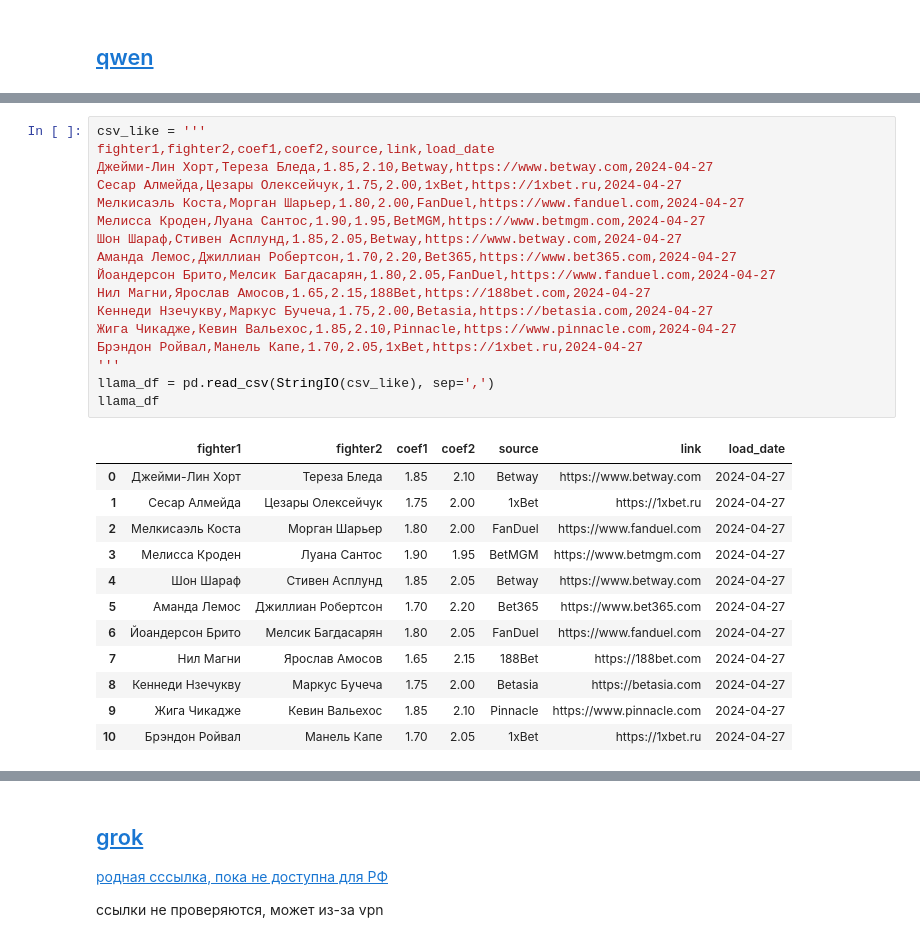
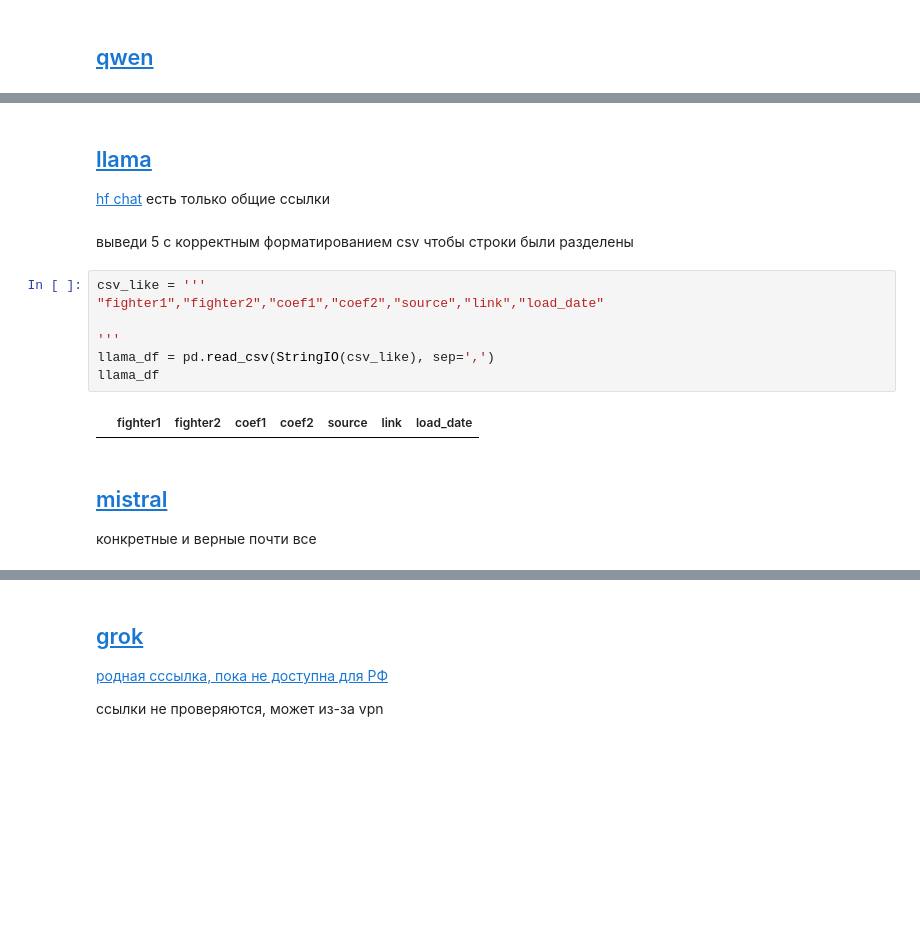
Before and after one commit to dtanalytic/ufc, a Jupyter notebook: notebooks/downloads.ipynb, the cells around one changed output, grey strips where cells are left out. Drawn from its saved outputs; the diff is of its cells as text; blank space fills up the shorter version.

```diff
--- a/notebooks/downloads.ipynb
+++ b/notebooks/downloads.ipynb
@@ -796,30 +852,19 @@ qwen_df
+# %% [markdown]
+## [llama](https://llama.online/chat)
+[hf chat](https://huggingface.co/chat/conversation/6988186425454ac74973d837)
+есть только общие ссылки
+# %% [markdown]
+выведи 5 с корректным форматированием csv чтобы строки были разделены
 # %%
 csv_like = '''
-fighter1,fighter2,coef1,coef2,source,link,load_date
-Джейми-Лин Хорт,Тереза Бледа,1.85,2.10,Betway,https://www.betway.com,2024-04-27
-Сесар Алмейда,Цезары Олексейчук,1.75,2.00,1xBet,https://1xbet.ru,2024-04-27
-Мелкисаэль Коста,Морган Шарьер,1.80,2.00,FanDuel,https://www.fanduel.com,2024-04-27
-Мелисса Кроден,Луана Сантос,1.90,1.95,BetMGM,https://www.betmgm.com,2024-04-27
-Шон Шараф,Стивен Асплунд,1.85,2.05,Betway,https://www.betway.com,2024-04-27
-Аманда Лемос,Джиллиан Робертсон,1.70,2.20,Bet365,https://www.bet365.com,2024-04-27
-Йоандерсон Брито,Мелсик Багдасарян,1.80,2.05,FanDuel,https://www.fanduel.com,2024-04-27
-Нил Магни,Ярослав Амосов,1.65,2.15,188Bet,https://188bet.com,2024-04-27
-Кеннеди Нзечукву,Маркус Бучеча,1.75,2.00,Betasia,https://betasia.com,2024-04-27
-Жига Чикадже,Кевин Вальехос,1.85,2.10,Pinnacle,https://www.pinnacle.com,2024-04-27
-Брэндон Ройвал,Манель Капе,1.70,2.05,1xBet,https://1xbet.ru,2024-04-27
+"fighter1","fighter2","coef1","coef2","source","link","load_date"
+
 '''
 llama_df = pd.read_csv(StringIO(csv_like), sep=',')
 llama_df
 # %% [output]
 |  | fighter1 | fighter2 | coef1 | coef2 | source | link | load_date |
-| 0 | Джейми-Лин Хорт | Тереза Бледа | 1.85 | 2.10 | Betway | https://www.betway.com | 2024-04-27 |
-| 1 | Сесар Алмейда | Цезары Олексейчук | 1.75 | 2.00 | 1xBet | https://1xbet.ru | 2024-04-27 |
-| 2 | Мелкисаэль Коста | Морган Шарьер | 1.80 | 2.00 | FanDuel | https://www.fanduel.com | 2024-04-27 |
-| 3 | Мелисса Кроден | Луана Сантос | 1.90 | 1.95 | BetMGM | https://www.betmgm.com | 2024-04-27 |
-| 4 | Шон Шараф | Стивен Асплунд | 1.85 | 2.05 | Betway | https://www.betway.com | 2024-04-27 |
-| 5 | Аманда Лемос | Джиллиан Робертсон | 1.70 | 2.20 | Bet365 | https://www.bet365.com | 2024-04-27 |
-| 6 | Йоандерсон Брито | Мелсик Багдасарян | 1.80 | 2.05 | FanDuel | https://www.fanduel.com | 2024-04-27 |
-| 7 | Нил Магни | Ярослав Амосов | 1.65 | 2.15 | 188Bet | https://188bet.com | 2024-04-27 |
-| 8 | Кеннеди Нзечукву | Маркус Бучеча | 1.75 | 2.00 | Betasia | https://betasia.com | 2024-04-27 |
-| 9 | Жига Чикадже | Кевин Вальехос | 1.85 | 2.10 | Pinnacle | https://www.pinnacle.com | 2024-04-27 |
-| 10 | Брэндон Ройвал | Манель Капе | 1.70 | 2.05 | 1xBet | https://1xbet.ru | 2024-04-27 |
+# %% [markdown]
+## [mistral](https://chat.mistral.ai/chat)
+
+конкретные и верные почти все
```
Also changed, not shown: parts of 72 cells of this notebook, 17 other files.
